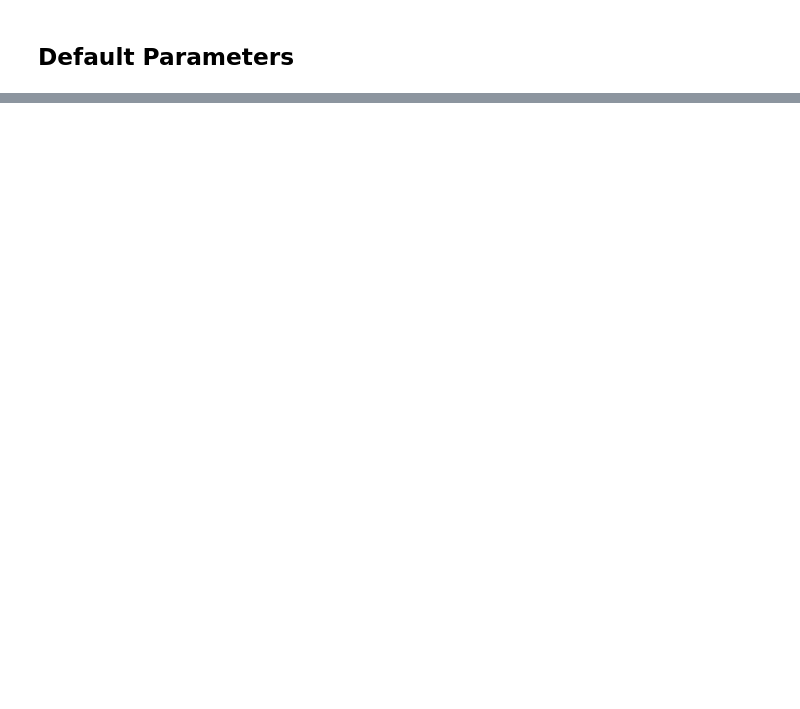
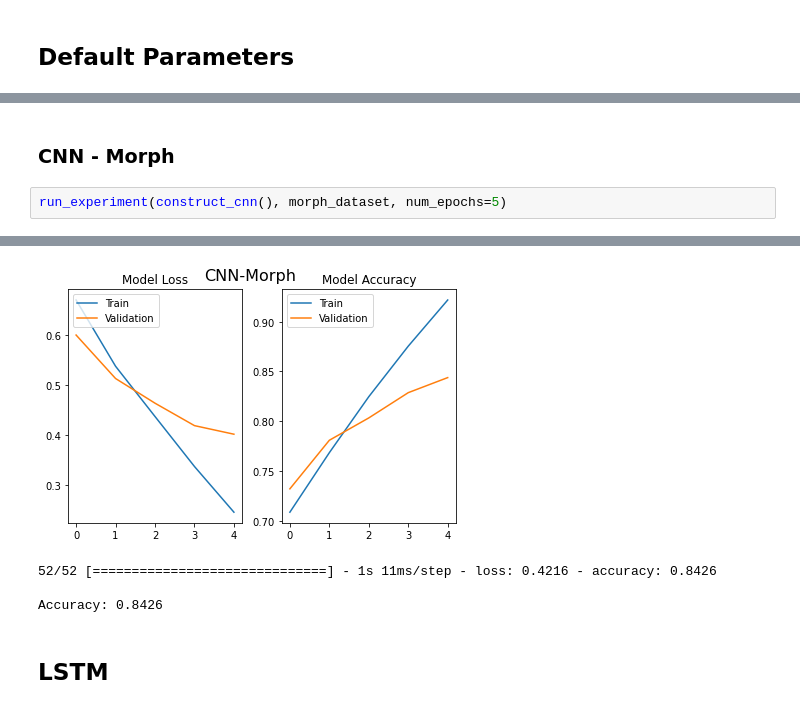
Before and after one commit to omilab/Neural-Sentiment-Analyzer-for-Modern-Hebrew, a Jupyter notebook: char-based.ipynb, the cells around one changed output, grey strips where cells are left out. Drawn from its saved outputs; the diff is of its cells as text; blank space fills up the shorter version.

```diff
--- a/char-based.ipynb
+++ b/char-based.ipynb
@@ -721,0 +248,5 @@ Accurancy: 0.745
+# %% [markdown]
+### CNN - Morph
+# %%
+run_experiment(construct_cnn(), morph_dataset, num_epochs=5)
+# %% [output]
@@ -721,0 +263,6 @@ Accurancy: 0.745
+[figure, added]
+52/52 [==============================] - 1s 11ms/step - loss: 0.4216 - accuracy: 0.8426
+
+Accuracy: 0.8426
+# %% [markdown]
+## LSTM
```
Also changed, not shown: parts of 56 cells of this notebook, 1 other file.
